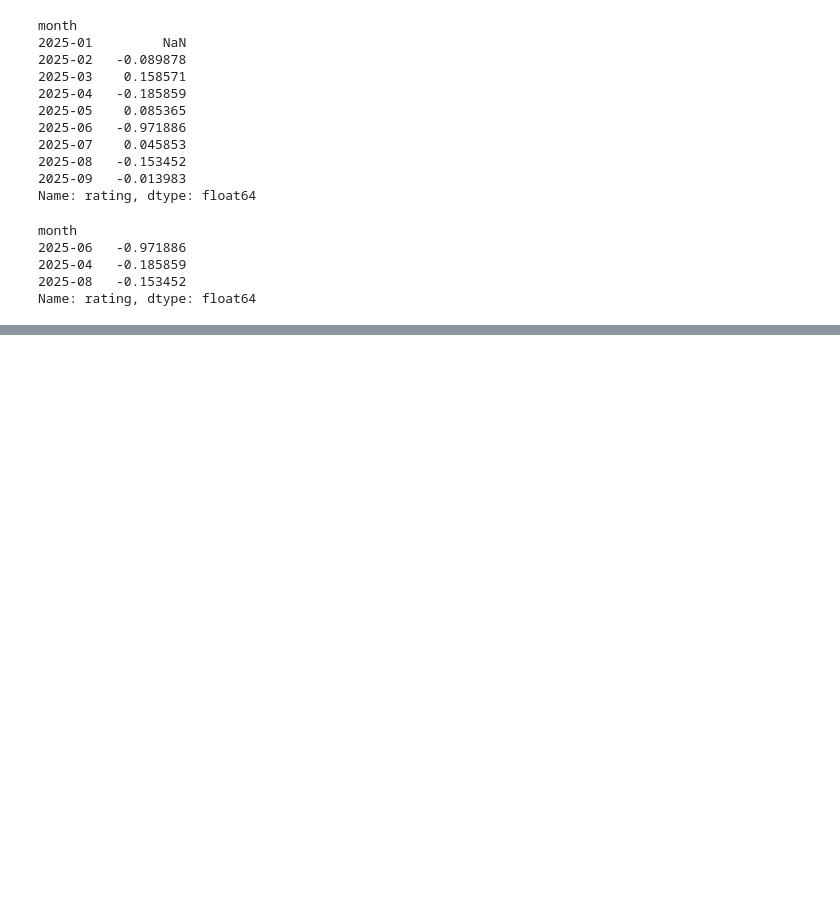
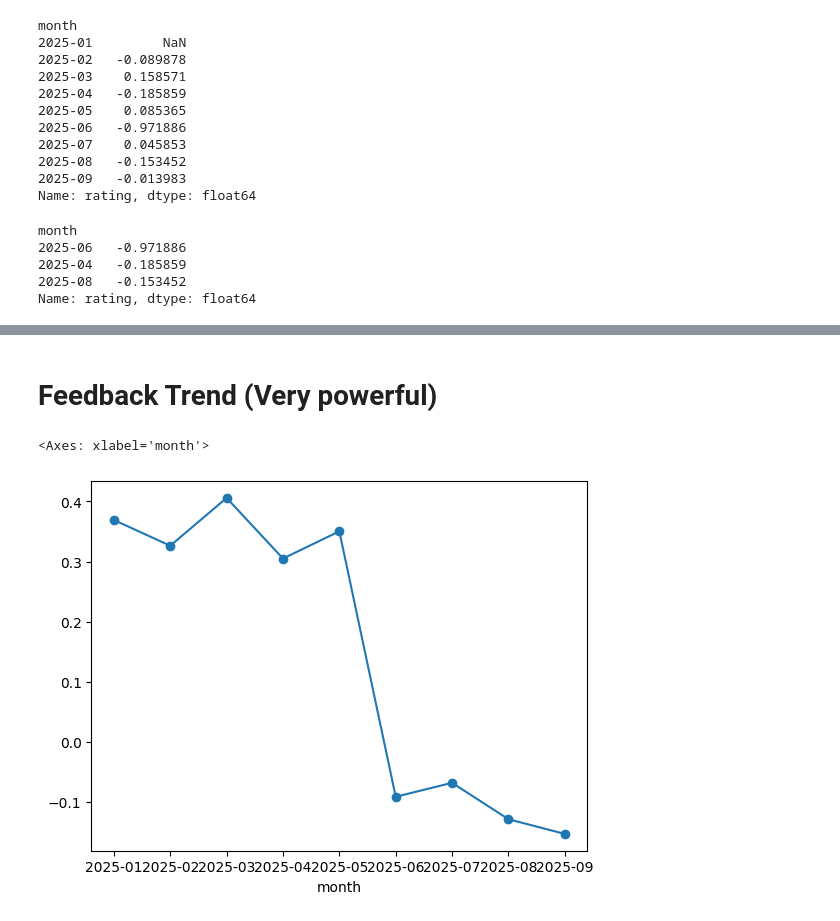
Before and after one commit to vandanvlog/FoodDelivery-Crisis-Analysis, a Jupyter notebook: research/data_cleaning.ipynb, the cells around one changed output, grey strips where cells are left out. Drawn from its saved outputs; the diff is of its cells as text; code cells hidden in the pictures; blank space fills up the shorter version.

```diff
--- a/research/data_cleaning.ipynb
+++ b/research/data_cleaning.ipynb
@@ -641,0 +1005,9 @@ Name: rating, dtype: float64
+# %% [markdown]
+# Feedback Trend (Very powerful)
+# %%
+monthly_sentiment = clean_data.groupby('month')['sentiment_score'].mean()
+
+monthly_sentiment.plot(marker='o')
+# %% [output]
+<Axes: xlabel='month'>
+[figure, added]
```
Also changed, not shown: parts of 75 cells of this notebook.
